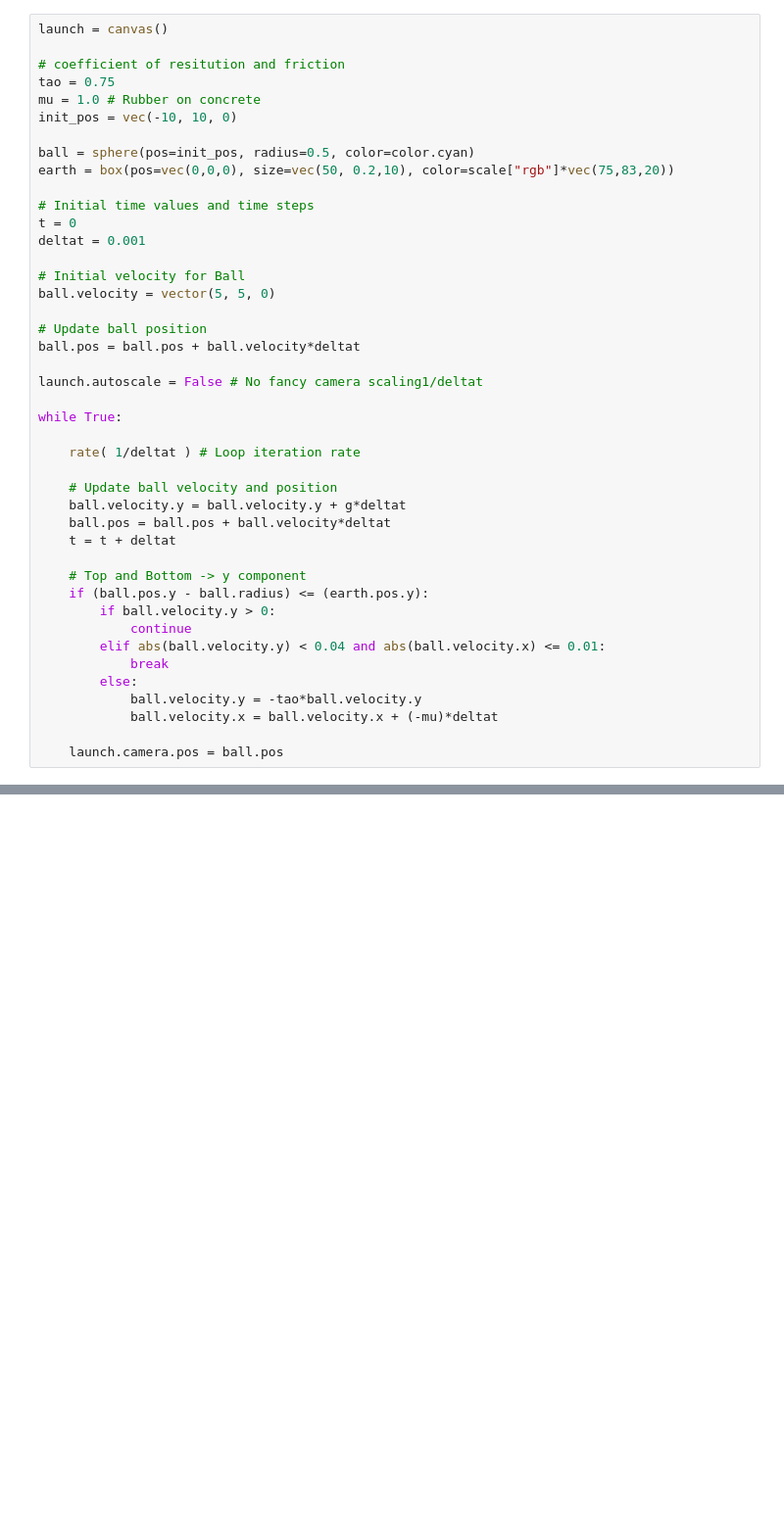
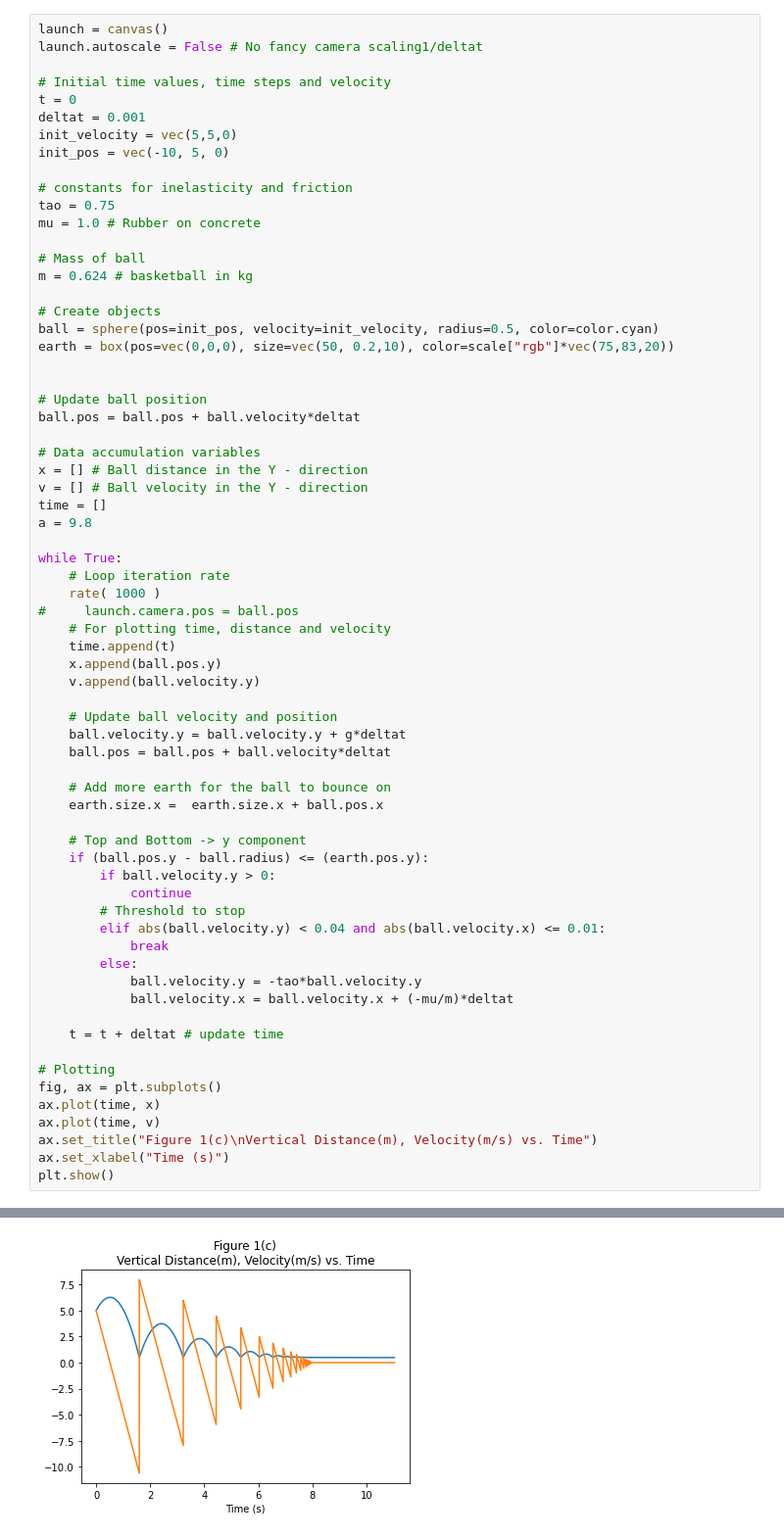
Before and after one commit to NMMallick/cmpmdl, a Jupyter notebook: proj1/mallicknathaniel_project1.ipynb, the cells around one changed output, grey strips where cells are left out. Shown at 98% size. Cells and saved outputs as stored; diff of their text form; blank space fills up the shorter version.

```diff
--- a/proj1/mallicknathaniel_project1.ipynb
+++ b/proj1/mallicknathaniel_project1.ipynb
@@ -142,46 +144,71 @@ while True:
 # %%
 launch = canvas()
+launch.autoscale = False # No fancy camera scaling1/deltat
 
-# coefficient of resitution and friction
+# Initial time values, time steps and velocity
+t = 0
+deltat = 0.001
+init_velocity = vec(5,5,0)
+init_pos = vec(-10, 5, 0)
+
+# constants for inelasticity and friction
 tao = 0.75
 mu = 1.0 # Rubber on concrete
-init_pos = vec(-10, 10, 0)
 
-ball = sphere(pos=init_pos, radius=0.5, color=color.cyan)
+# Mass of ball
+m = 0.624 # basketball in kg
+
+# Create objects
+ball = sphere(pos=init_pos, velocity=init_velocity, radius=0.5, color=color.cyan)
 earth = box(pos=vec(0,0,0), size=vec(50, 0.2,10), color=scale["rgb"]*vec(75,83,20))
 
-# Initial time values and time steps
-t = 0
-deltat = 0.001
-
-# Initial velocity for Ball
-ball.velocity = vector(5, 5, 0)
 
 # Update ball position
 ball.pos = ball.pos + ball.velocity*deltat
 
-launch.autoscale = False # No fancy camera scaling1/deltat
+# Data accumulation variables
+x = [] # Ball distance in the Y - direction
+v = [] # Ball velocity in the Y - direction
+time = []
+a = 9.8
 
 while True:
-
-    rate( 1/deltat ) # Loop iteration rate
+    # Loop iteration rate
+    rate( 1000 )
+#     launch.camera.pos = ball.pos
+    # For plotting time, distance and velocity
+    time.append(t)
+    x.append(ball.pos.y)
+    v.append(ball.velocity.y)
 
     # Update ball velocity and position
     ball.velocity.y = ball.velocity.y + g*deltat
     ball.pos = ball.pos + ball.velocity*deltat
-    t = t + deltat
+
+    # Add more earth for the ball to bounce on
+    earth.size.x =  earth.size.x + ball.pos.x
 
     # Top and Bottom -> y component
     if (ball.pos.y - ball.radius) <= (earth.pos.y):
         if ball.velocity.y > 0:
             continue
+        # Threshold to stop
         elif abs(ball.velocity.y) < 0.04 and abs(ball.velocity.x) <= 0.01:
             break
         else:
             ball.velocity.y = -tao*ball.velocity.y
-            ball.velocity.x = ball.velocity.x + (-mu)*deltat
+            ball.velocity.x = ball.velocity.x + (-mu/m)*deltat
 
-    launch.camera.pos = ball.pos
+    t = t + deltat # update time
+
+# Plotting
+fig, ax = plt.subplots()
+ax.plot(time, x)
+ax.plot(time, v)
+ax.set_title("Figure 1(c)\nVertical Distance(m), Velocity(m/s) vs. Time")
+ax.set_xlabel("Time (s)")
+plt.show()
 # %% [output]
 [interactive output not drawn]
 [interactive output not drawn]
+[figure, added]
```
Also changed, not shown: parts of 20 cells of this notebook, 8 other files.
